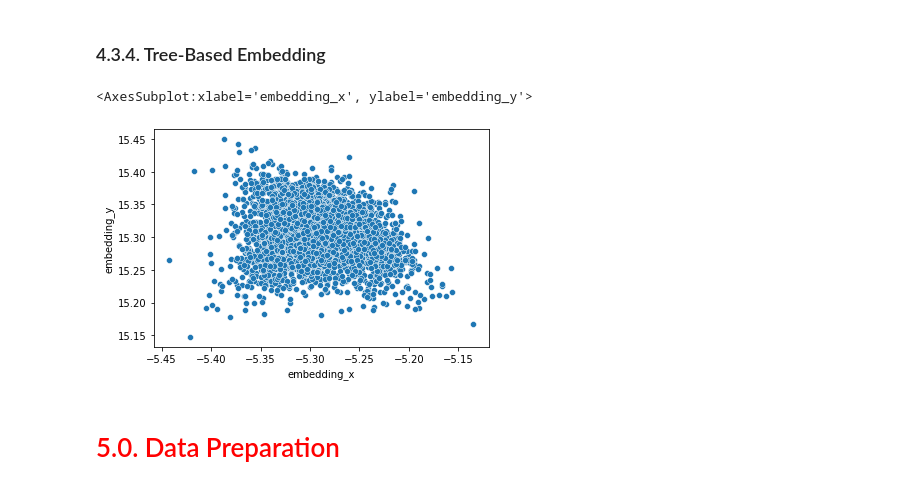
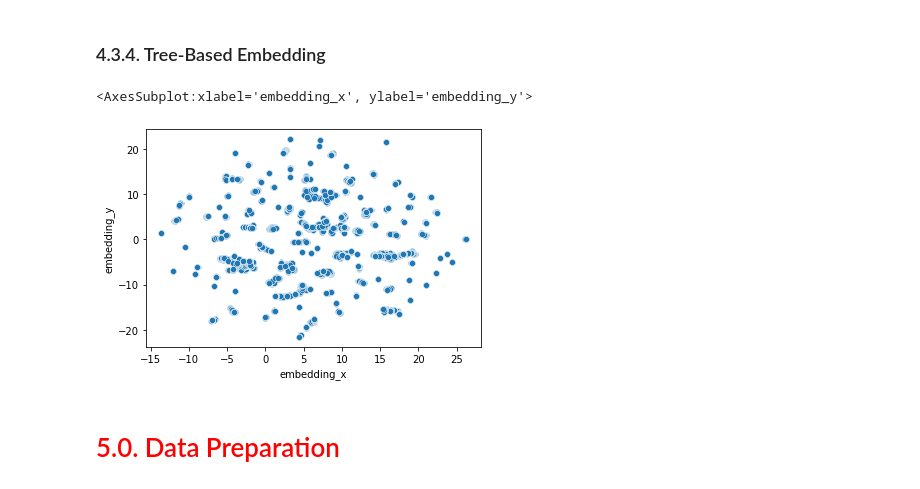
Before and after one commit to brunoschirmer/insiders_clustering, a Jupyter notebook: src/models/c10-bs-deploy.ipynb, the cells around one changed output. Drawn from its saved outputs; the diff is of its cells as text; code cells hidden in the pictures.

Commit message:
changed umap

```diff
--- a/src/models/c10-bs-deploy.ipynb
+++ b/src/models/c10-bs-deploy.ipynb
@@ -491,25 +493,25 @@ rf_model = pickle.load( fs.open( 's3://insiders-dataset-bs/rf_model.pkl', 'rb' )
 df_leaf = pd.DataFrame( rf_model.apply( X ) )
 # %%
 # Reduzer dimensionality
-#reducer = umap.UMAP( random_state=42 )
-#embedding = reducer.fit_transform( df_leaf )
+reducer = umap.UMAP( random_state=42 )
+embedding = reducer.fit_transform( df_leaf )
 
 #reducer = pickle.load( open( '../features/umap_reducer.pkl', 'rb' ) )
-reducer = pickle.load( fs.open( 's3://insiders-dataset-bs/umap_reducer.pkl', 'rb' ) )
+#reducer = pickle.load( fs.open( 's3://insiders-dataset-bs/umap_reducer.pkl', 'rb' ) )
 embedding = reducer.transform( df_leaf )
 
 # embedding
 df_tree = pd.DataFrame()
 df_tree['embedding_x'] = embedding[:, 0]
 df_tree['embedding_y'] = embedding[:, 1]
 
 # plot UMAP
 sns.scatterplot( x='embedding_x',
                  y='embedding_y',
                  data=df_tree )
 # %% [output]
 <AxesSubplot:xlabel='embedding_x', ylabel='embedding_y'>
-[figure, old version]
+[figure, new version]
 # %% [markdown]
 # <font color='red'> 5.0. Data Preparation </font>
 # %%
```
Also changed, not shown: parts of 22 cells of this notebook.
